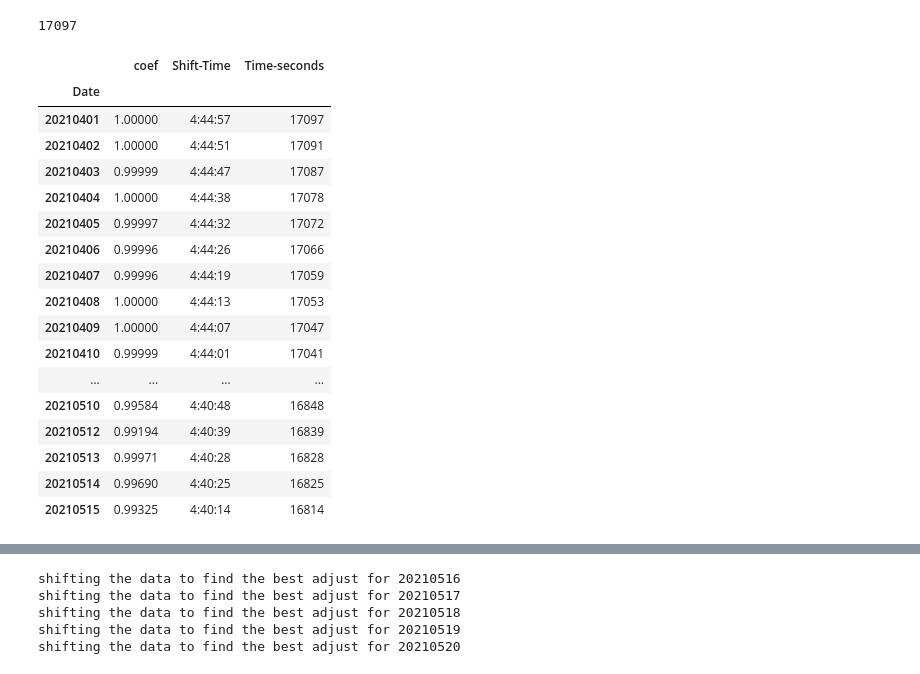
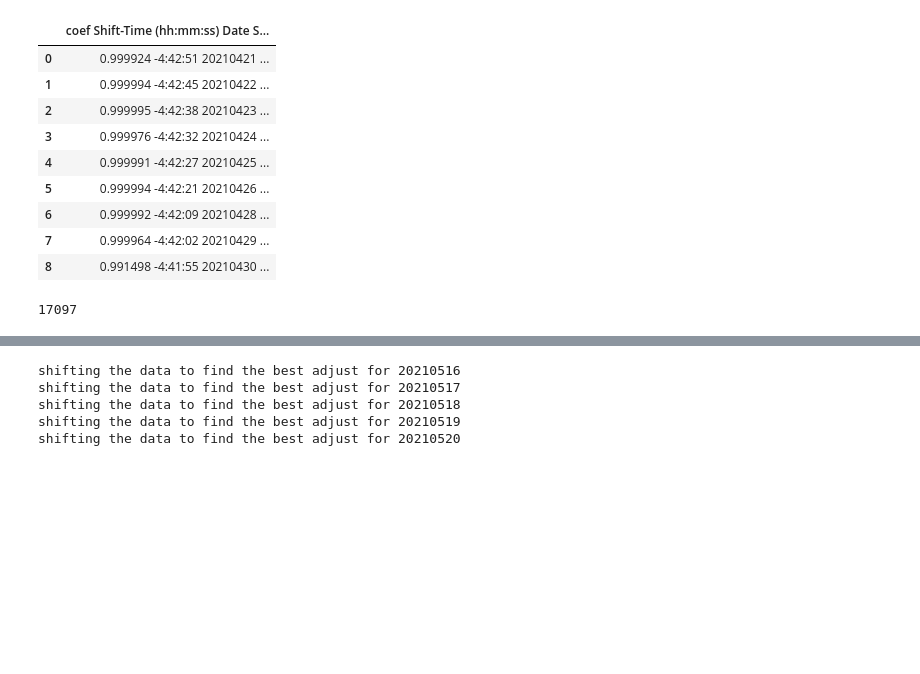
Before and after one commit to marcosv9/Geoomagnetic_observatory_data_processing, a Jupyter notebook: Untitled.ipynb, the cells around one changed output, grey strips where cells are left out. Saved outputs shown, nothing was run; the diff lists cells and outputs as text; code cells hidden in the pictures; blank space fills up the shorter version.

```diff
--- a/Untitled.ipynb
+++ b/Untitled.ipynb
@@ -4,28 +1,20 @@ import numpy as np
 # %%
 shift_data_path = f'MAA0_shift.txt'
 df_shift = pd.read_csv(shift_data_path, sep = '\t', index_col = 'Date')
+# %%
+pd.read_csv('outputs/MAA0_shift.txt', sep = '\t')
+# %% [output]
+|  | coef Shift-Time (hh:mm:ss) Date S... |
+| 0 | 0.999924 -4:42:51 20210421 ... |
+| 1 | 0.999994 -4:42:45 20210422 ... |
+| 2 | 0.999995 -4:42:38 20210423 ... |
+| 3 | 0.999976 -4:42:32 20210424 ... |
+| 4 | 0.999991 -4:42:27 20210425 ... |
+| 5 | 0.999994 -4:42:21 20210426 ... |
+| 6 | 0.999992 -4:42:09 20210428 ... |
+| 7 | 0.999964 -4:42:02 20210429 ... |
+| 8 | 0.991498 -4:41:55 20210430 ... |
 # %%
 int(df_shift.loc[df_shift.index == 20210401]['Time-seconds'].values)
 # %% [output]
 17097
-# %%
-df_shift
-# %% [output]
-|  | coef | Shift-Time | Time-seconds |
-| Date |  |  |  |
-| 20210401 | 1.00000 | 4:44:57 | 17097 |
-| 20210402 | 1.00000 | 4:44:51 | 17091 |
-| 20210403 | 0.99999 | 4:44:47 | 17087 |
-| 20210404 | 1.00000 | 4:44:38 | 17078 |
-| 20210405 | 0.99997 | 4:44:32 | 17072 |
-| 20210406 | 0.99996 | 4:44:26 | 17066 |
-| 20210407 | 0.99996 | 4:44:19 | 17059 |
-| 20210408 | 1.00000 | 4:44:13 | 17053 |
-| 20210409 | 1.00000 | 4:44:07 | 17047 |
-| 20210410 | 0.99999 | 4:44:01 | 17041 |
-| ... | ... | ... | ... |
-| 20210510 | 0.99584 | 4:40:48 | 16848 |
-| 20210512 | 0.99194 | 4:40:39 | 16839 |
-| 20210513 | 0.99971 | 4:40:28 | 16828 |
-| 20210514 | 0.99690 | 4:40:25 | 16825 |
-| 20210515 | 0.99325 | 4:40:14 | 16814 |
```
Also changed, not shown: parts of 10 cells of this notebook, 34 other files.
